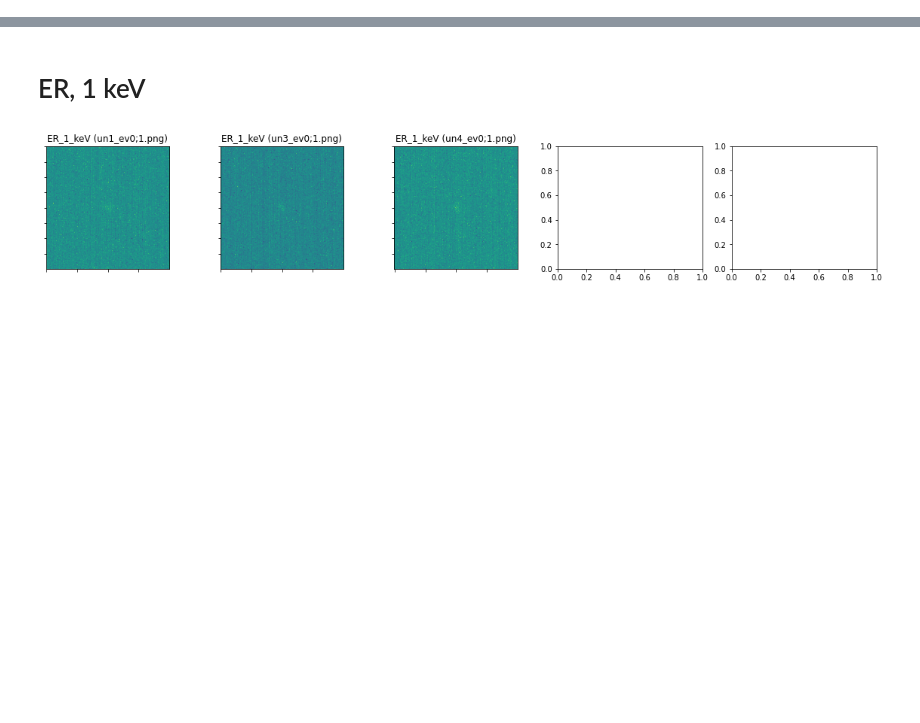
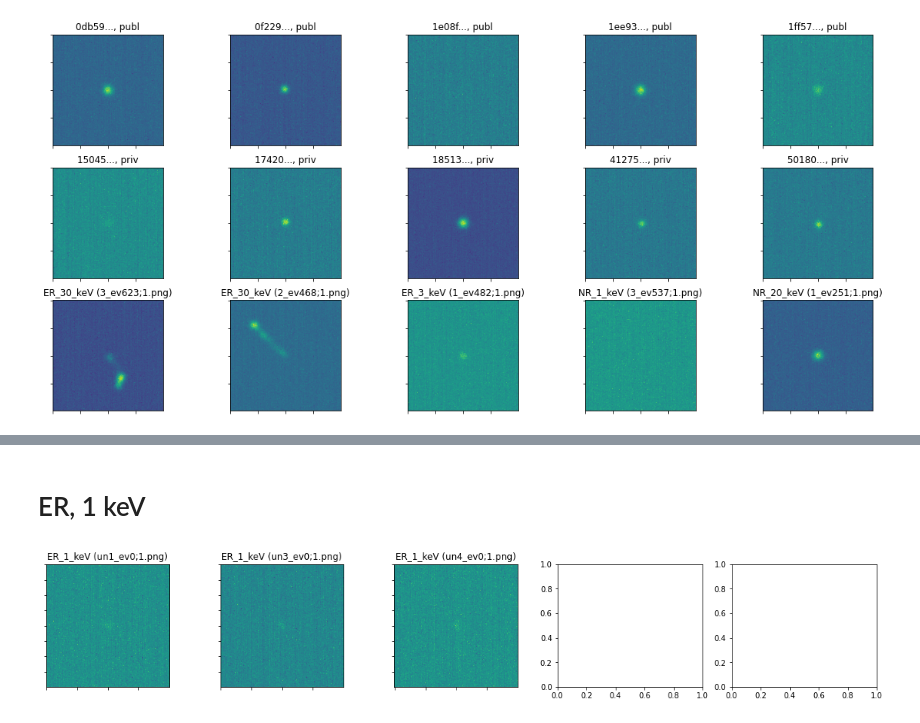
Before and after one commit to depot-hep/idao-2021, a Jupyter notebook: data_studies/image_plots.ipynb, the cells around one changed output, grey strips where cells are left out. Cells and saved outputs as stored; diff of their text form; code cells hidden in the pictures; blank space fills up the shorter version.

Commit message:
update plotting function

```diff
--- a/data_studies/image_plots.ipynb
+++ b/data_studies/image_plots.ipynb
@@ -4,3 +4,16 @@ from utils import *
 rand_seed = 42
 crop_size = (200, 200)
 max_num_images = 5
+# %%
+## plot some random images from public test, private test and train
+
+images_to_plot = ['0db596814179456485b6e076cdf789c293335892.png', '0f2298795361a85381c1d53a98458803fedb41d0.png', '1e08f1e9a8c611a99034900d7e71254f3e0bb0e9.png',
+                  '1ee937270de2993da43506e0c8615bfae80d294f.png', '1ff57d8ff8ddac3858253e1ec0624d34d52eb528.png',
+                 '1504596af6b3281df29ae27573cb74640e189f91.png', '1742062bc8fadbcc2ed6c8d291aefb4dcdb98f63.png', '1851331d12f186e64ede2597d087272c10a63884.png',
+                 '4127548f8ef8519c3264ef72ad55ffe8549872f7.png', '5018088efff3be1721bda3723a0a424aa85f7b41.png',
+                 '-0.9262655377388__CYGNO_60_40_ER_30_keV_930V_30cm_IDAO_iso_crop_hist_pic_run3_ev623;1.png', '-0.310972660779953__CYGNO_60_40_ER_30_keV_930V_30cm_IDAO_iso_crop_hist_pic_run2_ev468;1.png',
+                 '-0.578673243522644__CYGNO_60_40_ER_3_keV_930V_30cm_IDAO_iso_crop_hist_pic_run1_ev482;1.png', '-0.625__CYGNO_60_40_He_NR_1_keV_930V_30cm_SRIM_IDAO_iso_crop_hist_pic_run3_ev537;1.png',
+                  '-0.066600002348423__CYGNO_60_40_He_NR_20_keV_930V_30cm_SRIM_IDAO_iso_crop_hist_pic_run1_ev251;1.png']
+plotted_ims = plot_images('../../idao_dataset/', im_filename=images_to_plot, crop_images=True, crop_size=crop_size, max_num_images=15, rand_seed=None)
+# %% [output]
+[figure, added]
```
Also changed, not shown: parts of 14 cells of this notebook.
